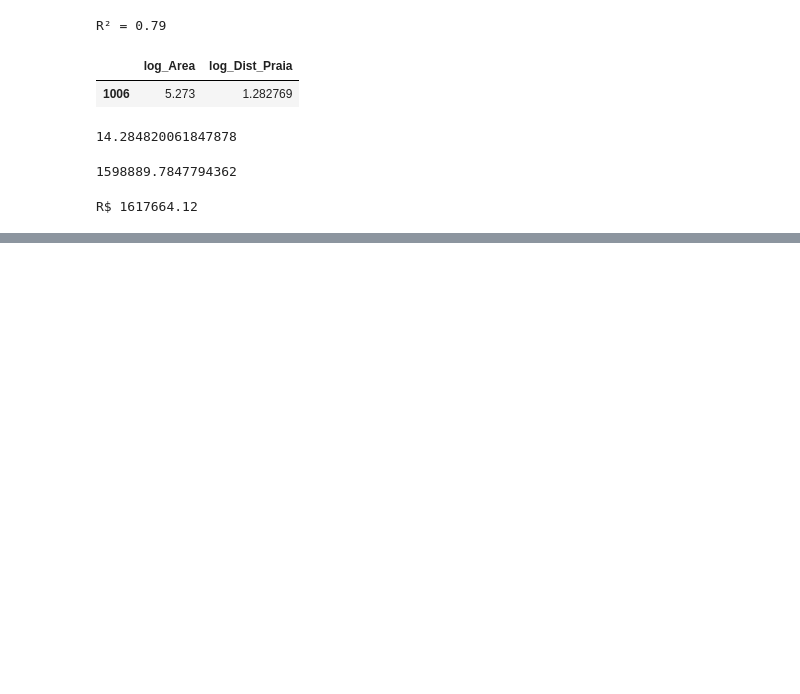
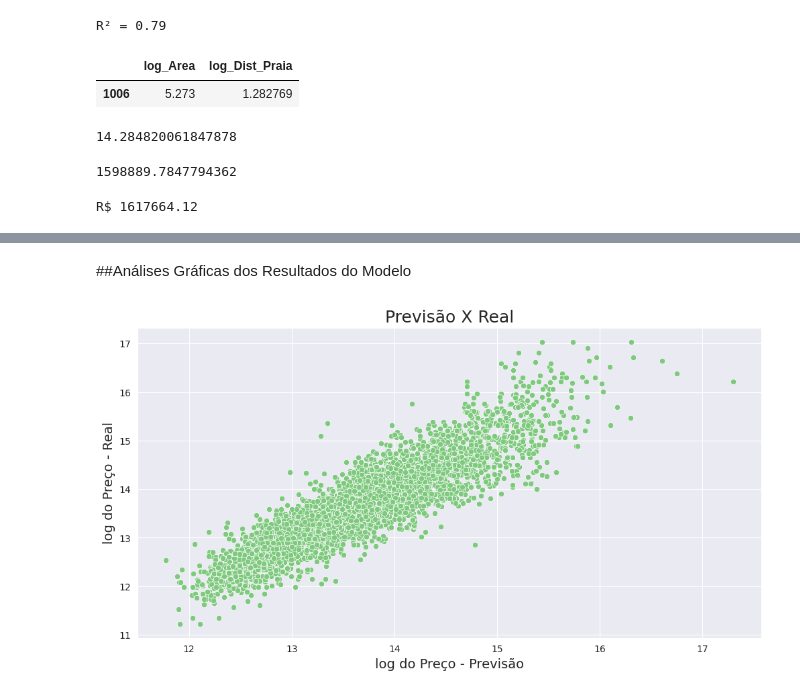
Before and after one commit to Gcango/Regressao_Linear_Tecnicas_Modelagem, a Jupyter notebook: Regressao_Tecnica_modelagem.ipynb, the cells around one changed output, grey strips where cells are left out. Cells and saved outputs as stored; diff of their text form; code cells hidden in the pictures; blank space fills up the shorter version.

```diff
--- a/Regressao_Tecnica_modelagem.ipynb
+++ b/Regressao_Tecnica_modelagem.ipynb
@@ -306,0 +356,2 @@ R$ 1617664.12
+# %% [markdown]
+##Análises Gráficas dos Resultados do Modelo
@@ -306,0 +360,11 @@ R$ 1617664.12
+# %%
+y_previsto_train = modelo.predict(X_train)
+# %%
+ax = sns.scatterplot(x=y_previsto_train, y=y_train)
+ax.figure.set_size_inches(12, 6)
+ax.set_title('Previsão X Real', fontsize=18)
+ax.set_xlabel('log do Preço - Previsão', fontsize=14)
+ax.set_ylabel('log do Preço - Real', fontsize=14)
+ax;
+# %% [output]
+[figure, added]
```
Also changed, not shown: parts of 12 cells of this notebook.
